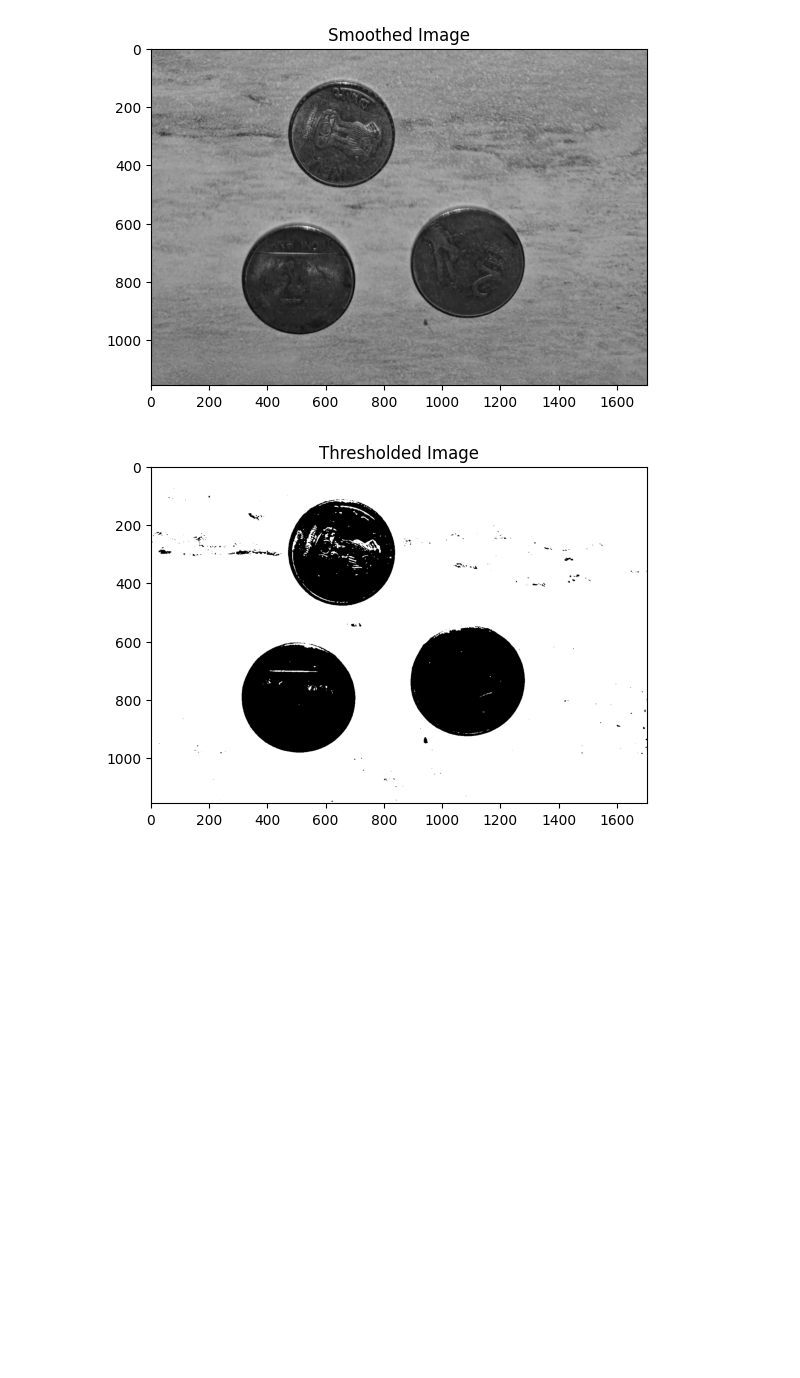
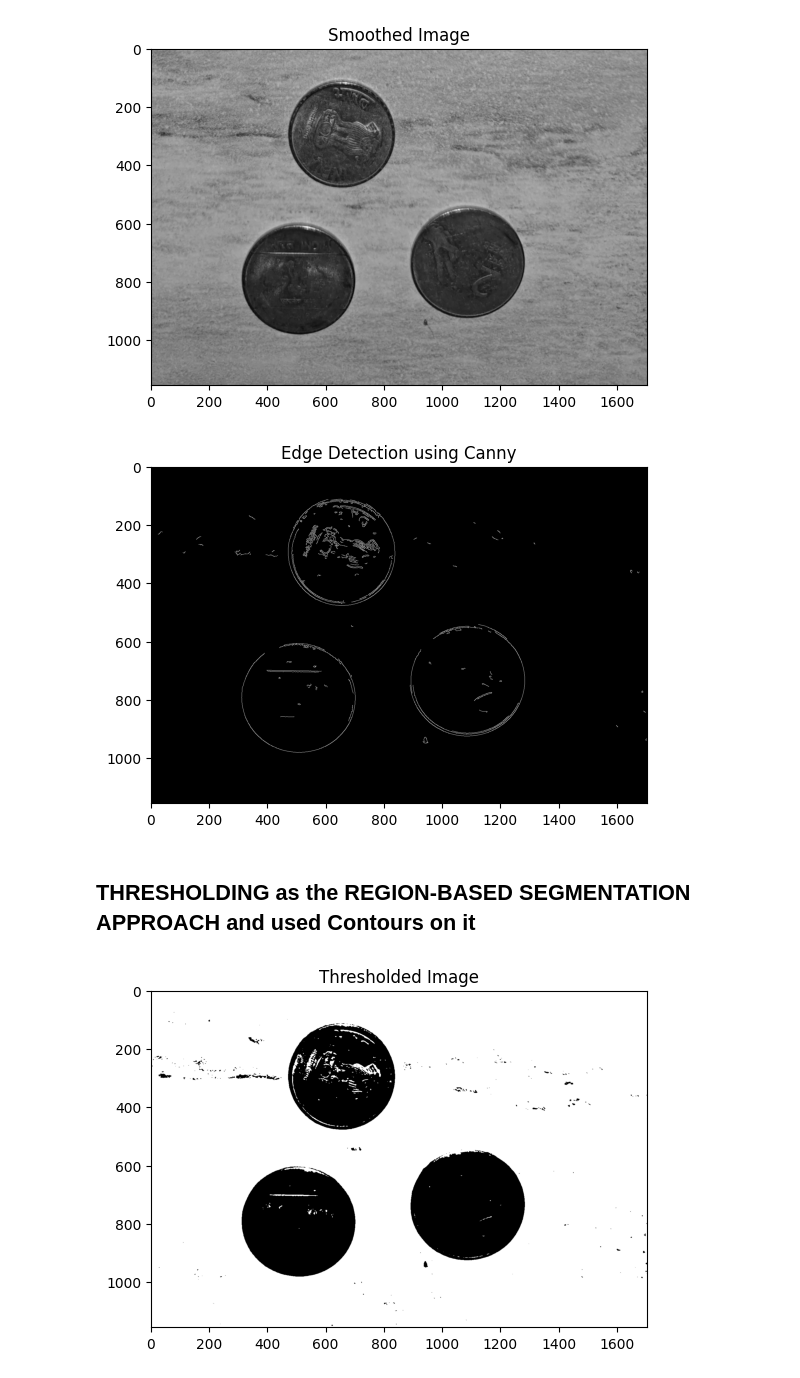
Before and after one commit to substobeme/VR_Assignment1_SubhaChakraborty_MT2024156, a Jupyter notebook: MT2024156_coin segmentation.ipynb, the cells around one changed output. Drawn from its saved outputs; the diff is of its cells as text; code cells hidden in the pictures; blank space fills up the shorter version.

```diff
--- a/MT2024156_coin segmentation.ipynb
+++ b/MT2024156_coin segmentation.ipynb
@@ -25,6 +25,15 @@ plt.title("Smoothed Image")
 plt.show()
 # %% [output]
 [figure]
+# %%
+edges = cv2.Canny(image_blurr, 100, 200)
+plt.imshow(edges, cmap='gray')
+plt.title("Edge Detection using Canny")
+plt.show()
+# %% [output]
+[figure, added]
+# %% [markdown]
+## THRESHOLDING as the REGION-BASED SEGMENTATION APPROACH and used Contours on it
 # %%
 _, thresh = cv2.threshold(image_blurr, 0, 255, cv2.THRESH_BINARY + cv2.THRESH_OTSU)
 plt.imshow(thresh,cmap='gray')
```
